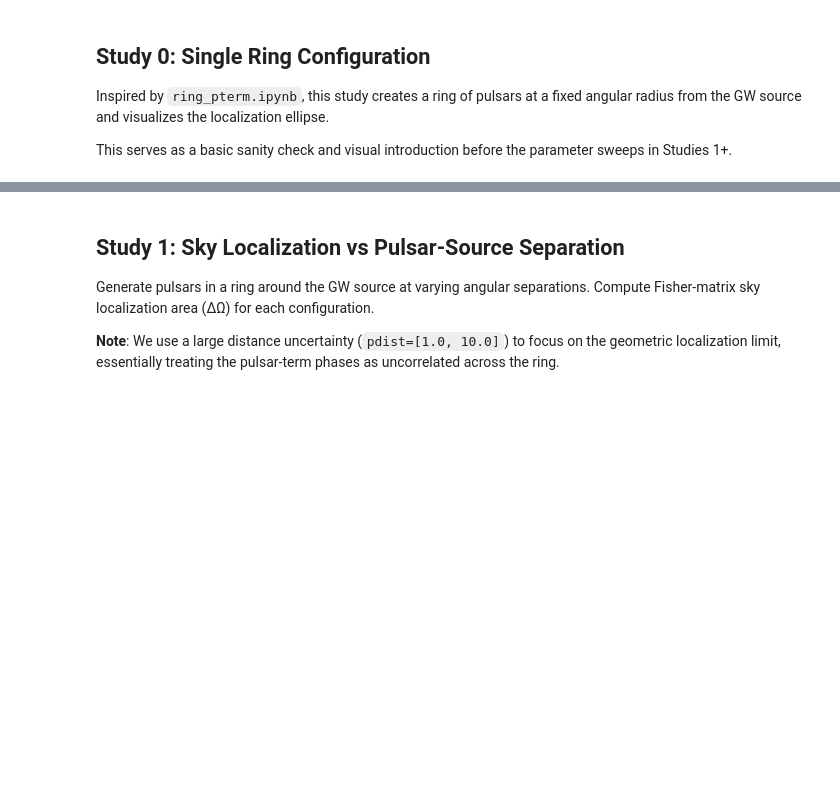
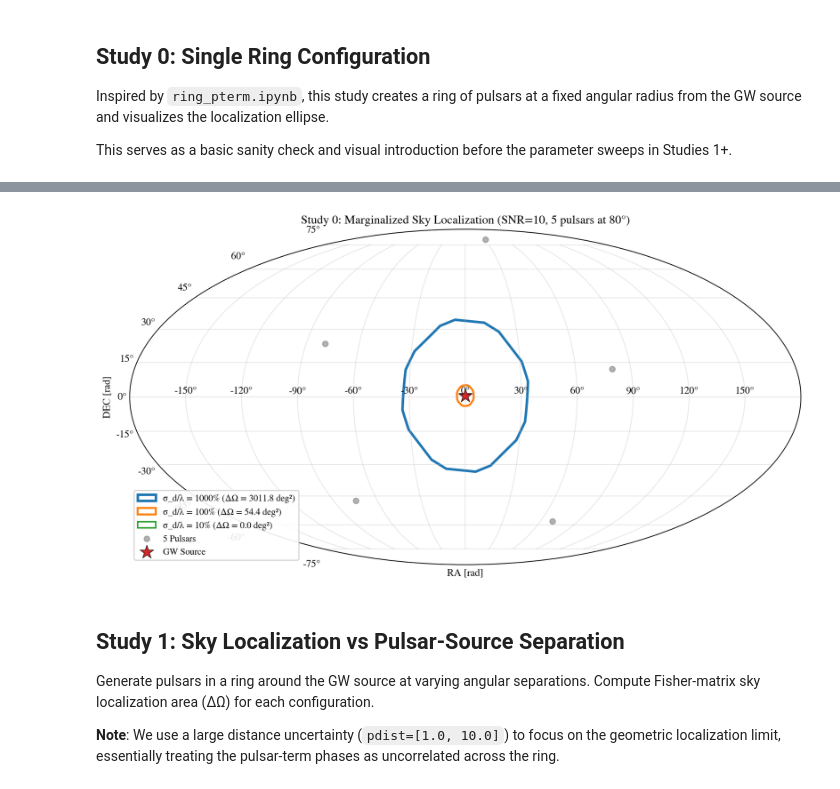
Before and after one commit to stevertaylor/pta_cw_fisher, a Jupyter notebook: ring_pterm_vectorized.ipynb, the cells around one changed output, grey strips where cells are left out. Drawn from its saved outputs; the diff is of its cells as text; code cells hidden in the pictures; blank space fills up the shorter version.

Commit message:
updates to plotting

```diff
--- a/ring_pterm_vectorized.ipynb
+++ b/ring_pterm_vectorized.ipynb
@@ -413,35 +465,45 @@ print(f"Sky localization (marginalized): {omega_marg:.2f} deg²")
 # %%
-# Plot: Mollweide projection with pulsar ring and localization ellipse
+# Plot: Mollweide projection with pulsar ring and three localization ellipses
 
 # Wrap RA into [-π, +π] for plotting
 ra_wrap = (ra_ring + jnp.pi) % (2 * jnp.pi) - jnp.pi
 
 # GW source sky coords
 gw_dec = jnp.arcsin(pars['cw_costheta'])
 gw_ra = (pars['cw_phi'] + jnp.pi) % (2 * jnp.pi) - jnp.pi
 
-fig = plt.figure(figsize=(8, 5))
+fig = plt.figure(figsize=(10, 6))
 ax = fig.add_subplot(projection='mollweide')
 
-# Plot Fisher ellipse
+# Plot three Fisher ellipses with different colors
 center_uphi = (pars['cw_costheta'], pars['cw_phi'])
-utils.plot_fisher_ellipse_on_sky(F[:2,:2], center_uphi, ax=ax,
-                                edgecolor='red', facecolor='none', lw=2,
-                                label='Localization ellipse')
+colors = {'1000%': 'C0', '100%': 'C1', '10%': 'C2'}
+linewidths = {'1000%': 2.5, '100%': 2.0, '10%': 1.5}
+
+for label in ['1000%', '100%', '10%']:
+    omega = omega_values[label]
+    utils.plot_fisher_ellipse_on_sky(
+        fisher_sky_marg[label], center_uphi, ax=ax,
+        edgecolor=colors[label], facecolor='none', lw=linewidths[label],
+        label=f'σ_d/λ = {label} (ΔΩ = {omega:.1f} deg²)'
+    )
 
 # Plot pulsars and GW source
-ax.scatter(ra_wrap, dec_ring, s=50, color='C0', alpha=0.7, label='Pulsars')
-ax.scatter(gw_ra, gw_dec, s=150, color='C3', marker='*', label='GW Source')
+ax.scatter(ra_wrap, dec_ring, s=30, color='gray', alpha=0.6, label=f'{n_psrs_ring} Pulsars', zorder=10)
+ax.scatter(gw_ra, gw_dec, s=200, color='C3', marker='*', edgecolors='black', linewidths=0.5,
+          label='GW Source', zorder=15)
 
-ax.grid(True)
-ax.set_xlabel('RA')
-ax.set_ylabel('DEC')
-ax.legend(loc='lower left')
-ax.set_title(f'Study 0: Ring Configuration (SNR={snr:.1f}, $\\Delta\\Omega$={omega_marg:.1f} deg²)')
+ax.grid(True, alpha=0.3)
+ax.set_xlabel('RA [rad]')
+ax.set_ylabel('DEC [rad]')
+ax.legend(loc='lower left', fontsize=9, framealpha=0.9)
+ax.set_title(f'Study 0: Marginalized Sky Localization (SNR=10, {n_psrs_ring} pulsars at {ang_radius:.0f}°)')
 
 plt.tight_layout()
 plt.savefig('outputs/study0_ring_configuration.pdf', bbox_inches='tight')
 plt.show()
+# %% [output]
+[figure, added]
 # %% [markdown]
 ## Study 1: Sky Localization vs Pulsar-Source Separation
 
```
Also changed, not shown: parts of 1 cell of this notebook.
